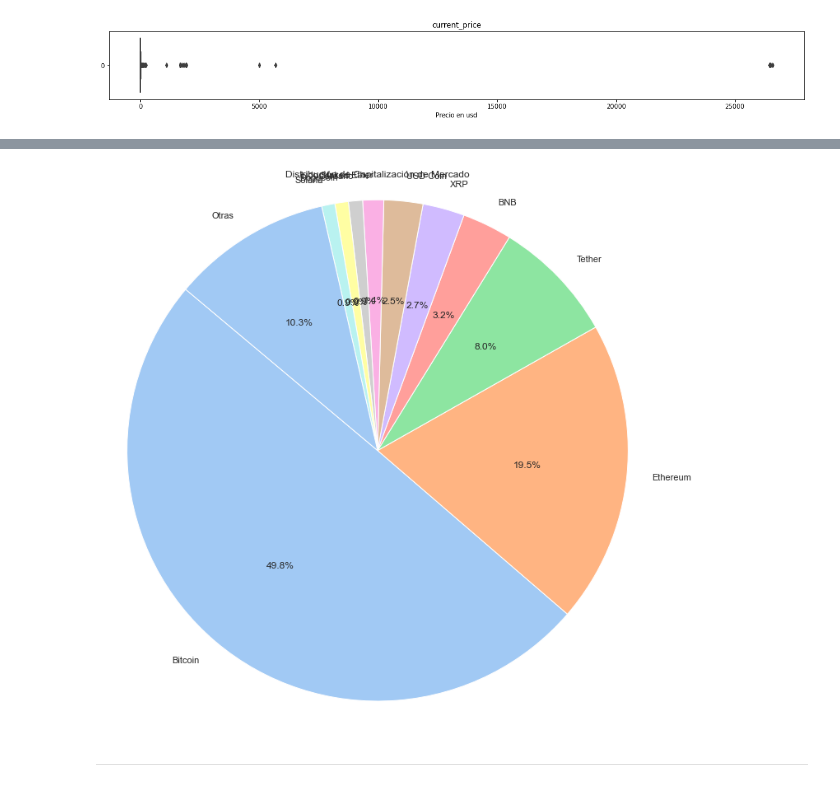
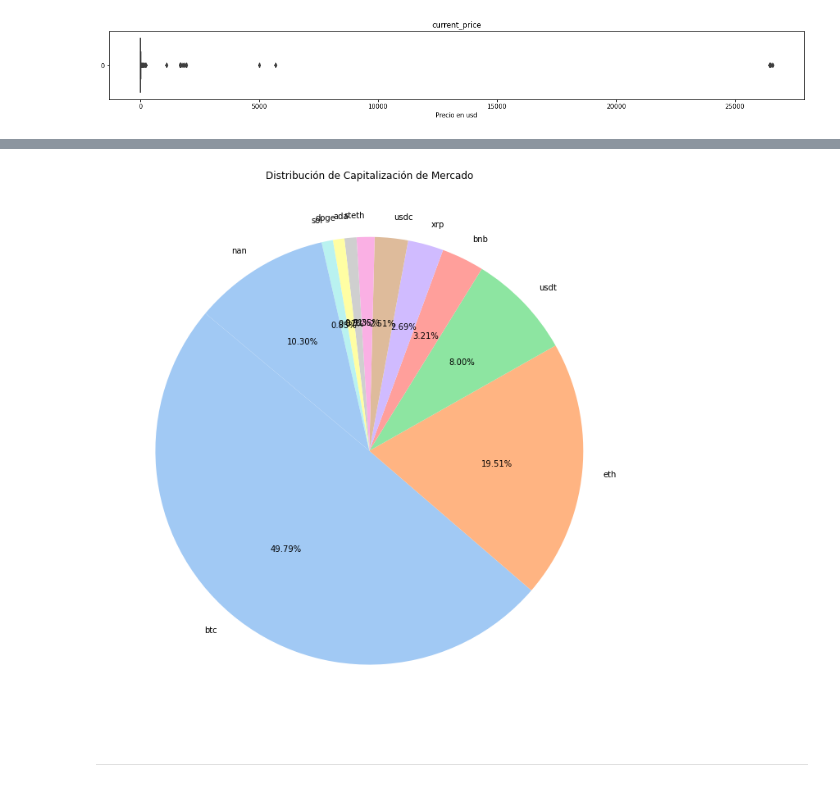
Before and after one commit to Galo0000/Analitics_Proyect_Cryptocurrency, a Jupyter notebook: EDA.ipynb, the cells around one changed output, grey strips where cells are left out. Drawn from its saved outputs; the diff is of its cells as text; code cells hidden in the pictures.

```diff
--- a/EDA.ipynb
+++ b/EDA.ipynb
@@ -217,12 +243,10 @@ df_torta
 # %%
 plt.figure(figsize=(12, 12))
 plt.title('Distribución de Capitalización de Mercado')
-sns.set_palette('pastel')
-plt.pie(df_torta['market_cap'], labels=df_torta['name'], autopct='%1.1f%%', startangle=140)
-plt.axis('equal')
+plt.pie(df_torta['market_cap'], labels=df_torta['symbol'], autopct='%1.2f%%', startangle=140)
 plt.show()
 # %% [output]
-[figure, old version]
+[figure, new version]
 # %% [markdown]
 ***
 # %% [markdown]
```
Also changed, not shown: parts of 10 cells of this notebook.
